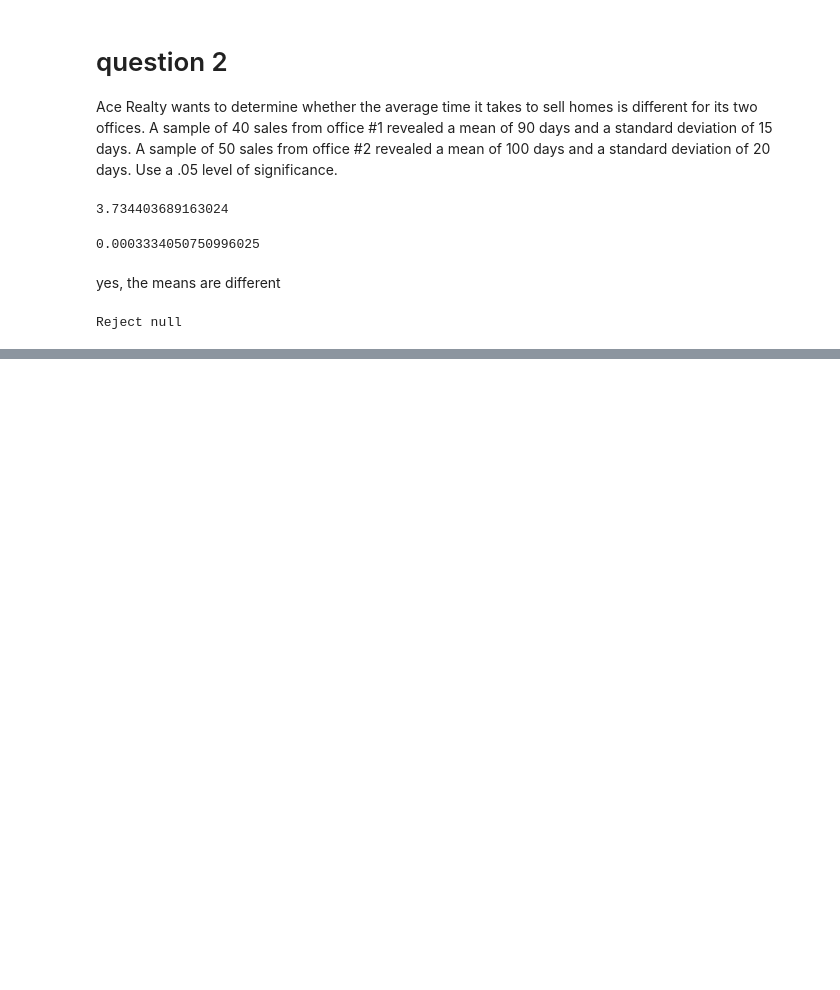
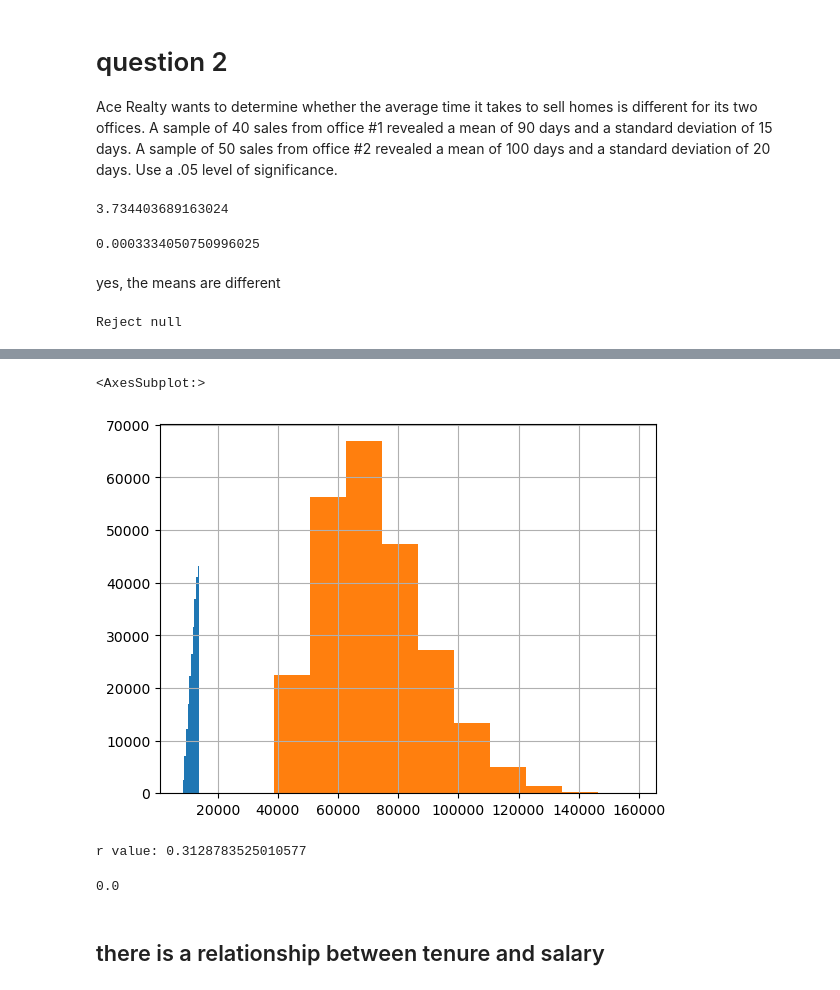
Before and after one commit to wherrickjr/statistics-exercises, a Jupyter notebook: hypothesis_testing.ipynb, the cells around one changed output, grey strips where cells are left out. Drawn from its saved outputs; the diff is of its cells as text; code cells hidden in the pictures; blank space fills up the shorter version.

```diff
--- a/hypothesis_testing.ipynb
+++ b/hypothesis_testing.ipynb
@@ -496,0 +694,15 @@ Reject null
+# %%
+tenure_df.tenure.hist()
+tenure_df.salary.hist()
+#distributions not normal, therefore use spearman test
+# %% [output]
+<AxesSubplot:>
+[figure, added]
+# %%
+r, p = stats.spearmanr(tenure_df.tenure, tenure_df.salary)
+print('r value:', r)
+# %% [output]
+r value: 0.3128783525010577
+0.0
+# %% [markdown]
+## there is a relationship between tenure and salary
```
Also changed, not shown: parts of 48 cells of this notebook.
